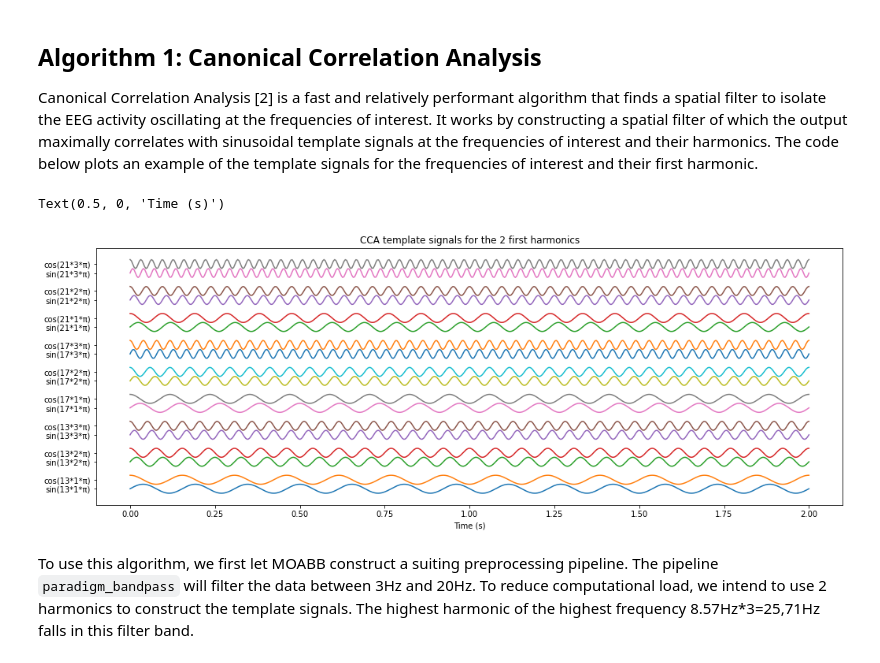
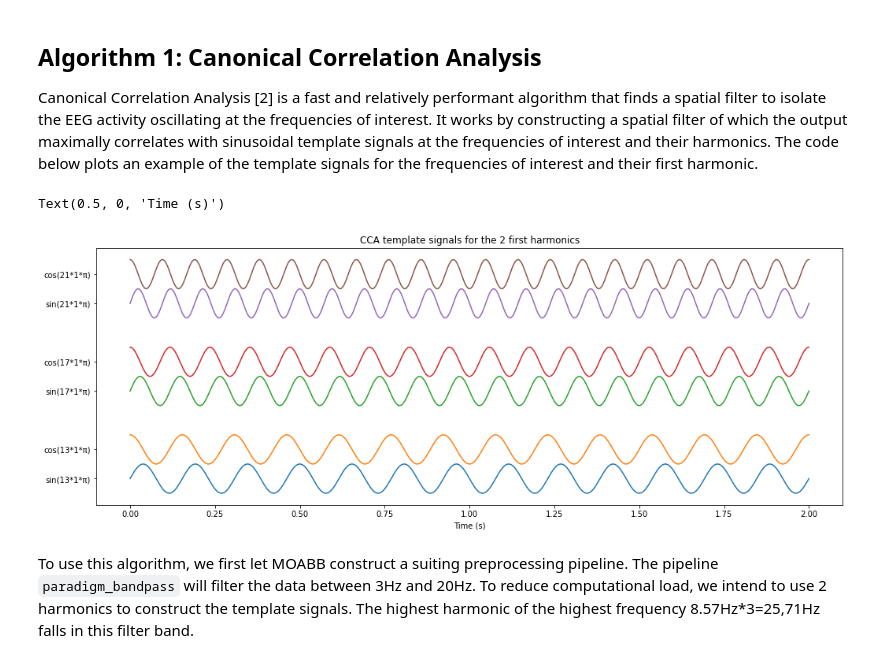
Before and after one commit to NeuroTech-Leuven/ssvep-workshop, a Jupyter notebook: notebooks/3b_ssvep_algorithms_solution.ipynb, the cells around one changed output. Saved outputs shown, nothing was run; the diff lists cells and outputs as text; code cells hidden in the pictures.

```diff
--- a/notebooks/3b_ssvep_algorithms_solution.ipynb
+++ b/notebooks/3b_ssvep_algorithms_solution.ipynb
@@ -25,30 +25,32 @@ Canonical Correlation Analysis [2] is a fast and relatively performant algorithm
 # %%
 import matplotlib.pyplot as plt
 import numpy as np
 
 base_freqs = [13,17,21]
-harmonics = [1,2,3]
+#harmonics = [1,2,3]
+harmonics = [1]
+
 x = np.linspace(0, 2, sfreq*2)
 i = 0
 _,ax = plt.subplots(1,1,figsize=(17,6))
 y_ticks = []
 y_ticklabels = []
 for f in base_freqs:
     for h in harmonics:
         ax.plot(x,np.sin(f*h*np.pi*x)+i*6)
         ax.plot(x,np.cos(f*h*np.pi*x)+i*6+2)
         y_ticks.append(i*6)
         y_ticks.append(i*6+2)
         y_ticklabels.append(f'sin({f}*{h}*π)')
         y_ticklabels.append(f'cos({f}*{h}*π)')
         i+=1
 ax.set_yticks(y_ticks)
 ax.set_yticklabels(y_ticklabels)
 ax.set_title('CCA template signals for the 2 first harmonics')
 ax.set_xlabel('Time (s)')
 # %% [output]
 Text(0.5, 0, 'Time (s)')
-[figure, old version]
+[figure, new version]
 # %% [markdown]
 To use this algorithm, we first let MOABB construct a suiting preprocessing pipeline. The pipeline `paradigm_bandpass` will filter the data between 3Hz and 20Hz. To reduce computational load, we intend to use 2 harmonics to construct the template signals. The highest harmonic of the highest frequency 8.57Hz\*3=25,71Hz falls in this filter band.
 # %%
```
Also changed, not shown: parts of 7 cells of this notebook, 6 other files.
